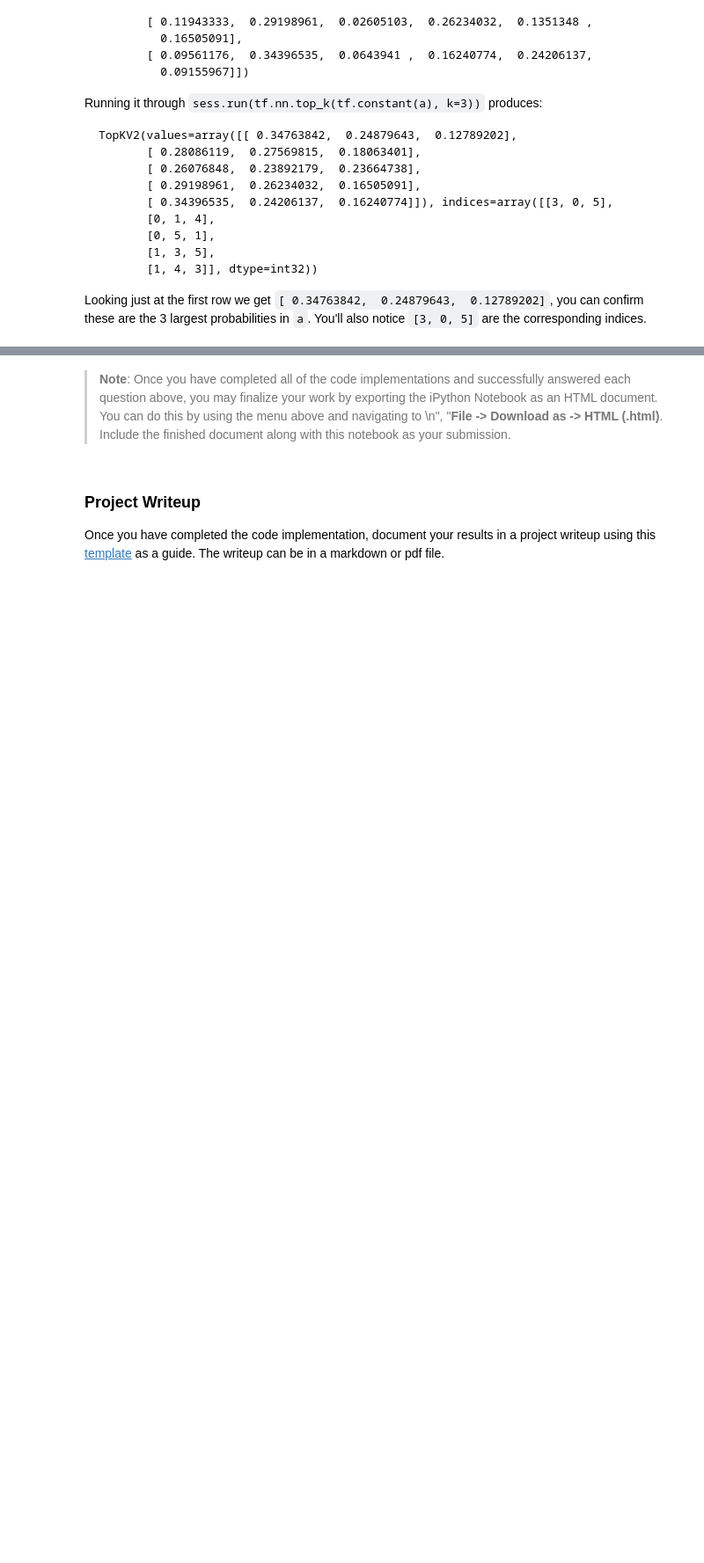
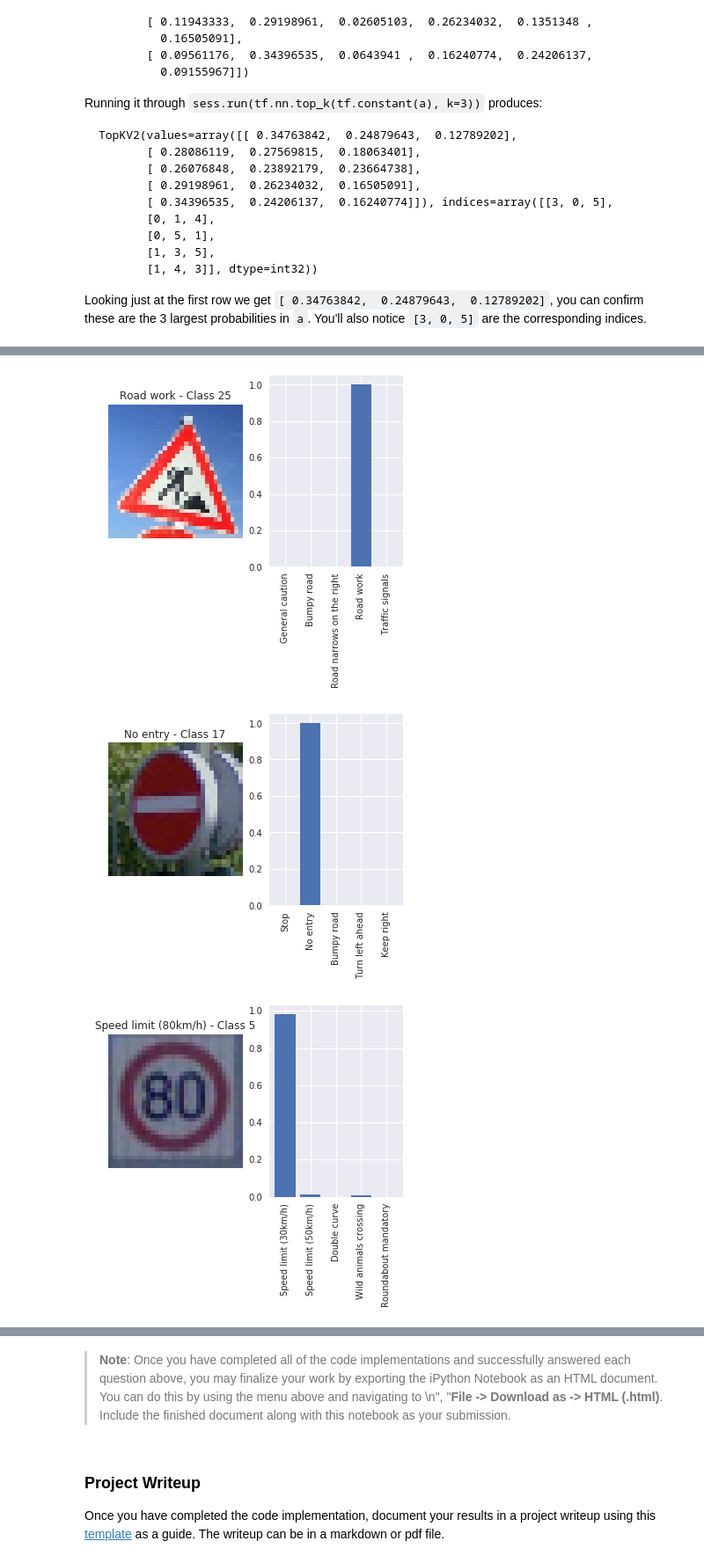
Before and after one commit to jeffwen/scdnd_traffic_sign, a Jupyter notebook: Traffic_Sign_Classifier.ipynb, the cells around one changed output, grey strips where cells are left out. Shown at 88% size. Cells and saved outputs as stored; diff of their text form; code cells hidden in the pictures; blank space fills up the shorter version.

```diff
--- a/Traffic_Sign_Classifier.ipynb
+++ b/Traffic_Sign_Classifier.ipynb
@@ -697,0 +692,29 @@ Discuss how you used the visual output of your trained network's feature maps to
+# %%
+def plot_softmax_probs(logits_array, img_list, img_labels):
+
+    for i, img in enumerate(logits_array[0]):
+        plt.subplot(121)
+        plt.grid(False)
+        plt.title(str(sign_names[sign_names["ClassId"] == img_labels[i]].iloc[0,1]) + " - Class " + str(img_labels[i]))
+        plt.tick_params(axis='x', colors=(0,0,0,0))
+        plt.tick_params(axis='y', colors=(0,0,0,0))
+        plt.imshow(img_list[i])
+
+        plt.subplot(122)
+        ClassId = img.argsort()[-5:][::-1]
+        probs = img[img.argsort()[-5:][::-1]]
+        top5_df = pd.DataFrame({"ClassId":ClassId, "Probs":probs})
+
+        filtered_signs = sign_names[sign_names['ClassId'].isin(img.argsort()[-5:][::-1])]
+
+        merged_df = pd.merge(filtered_signs, top5_df)
+
+        plt.bar(range(len(merged_df['Probs'])), merged_df["Probs"])
+        plt.xticks(range(len(merged_df['SignName'])), list(merged_df['SignName']), rotation = 90)
+        plt.show()
+# %%
+plot_softmax_probs(logits, new_images, new_labels)
+# %% [output]
+[figure, added]
+[figure, added]
+[figure, added]
```
Also changed, not shown: parts of 26 cells of this notebook, 3 other files.
